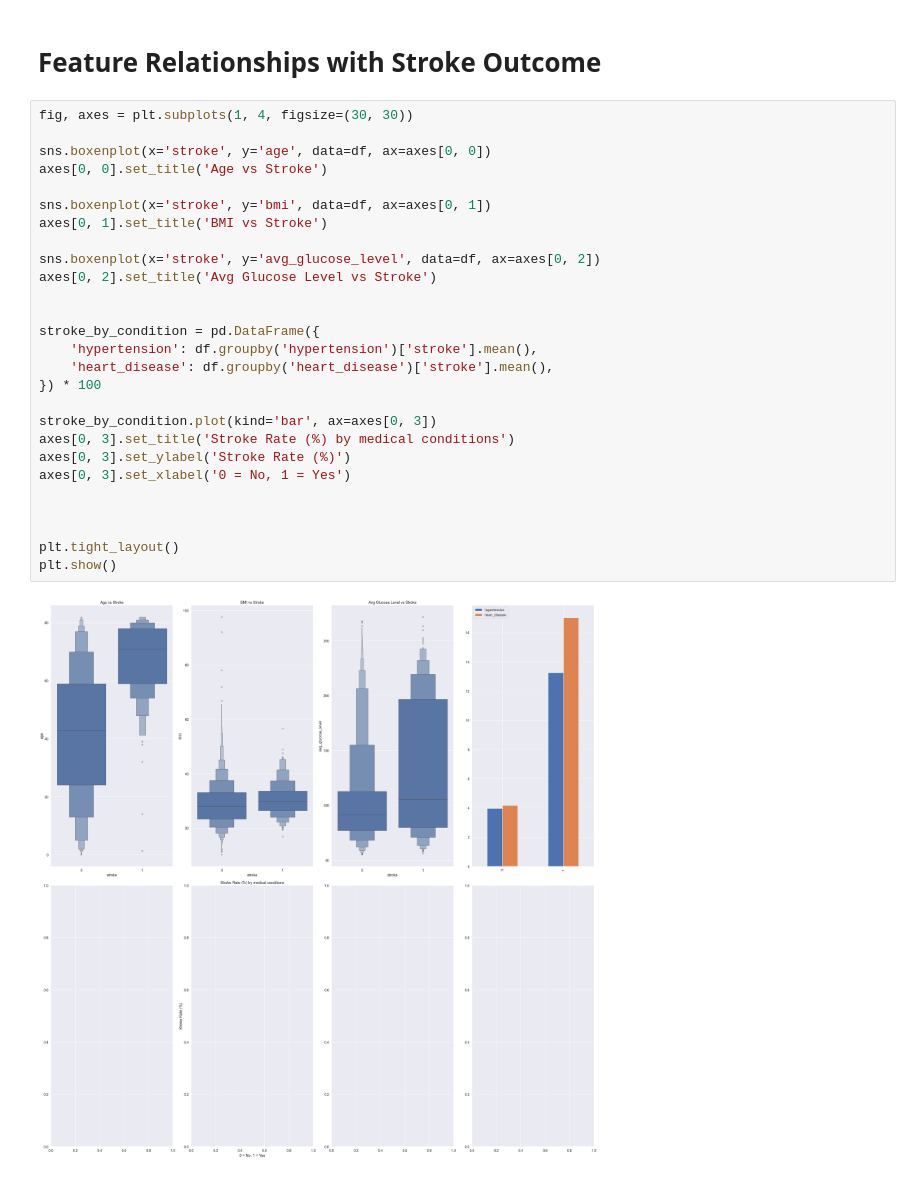
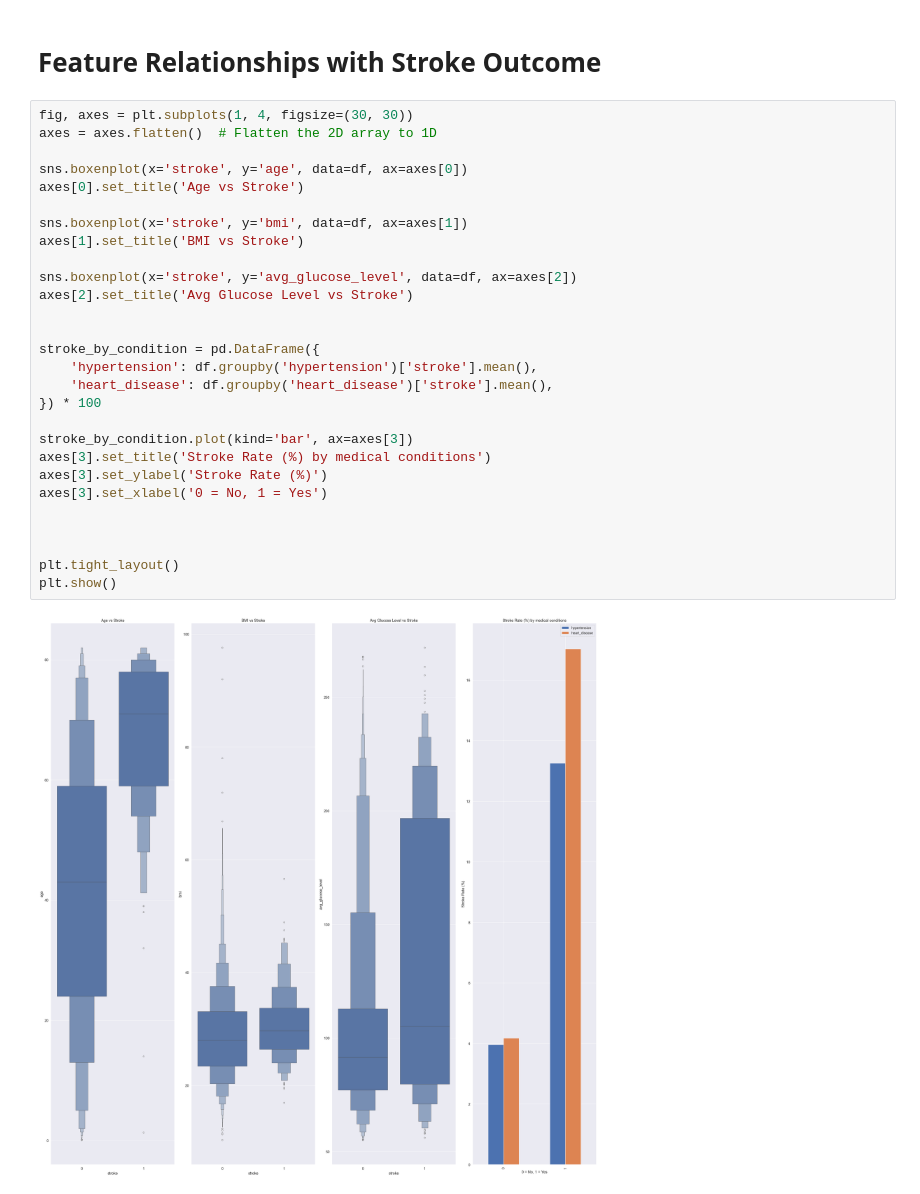
Before and after one commit to marwannour1/stroke_prediction, a Jupyter notebook: main.ipynb, the cells around one changed output. Saved outputs shown, nothing was run; the diff lists cells and outputs as text.

```diff
--- a/main.ipynb
+++ b/main.ipynb
@@ -173,30 +173,31 @@ Feature Relationships with Stroke Outcome
 ========================
 # %%
 fig, axes = plt.subplots(1, 4, figsize=(30, 30))
+axes = axes.flatten()  # Flatten the 2D array to 1D
 
-sns.boxenplot(x='stroke', y='age', data=df, ax=axes[0, 0])
-axes[0, 0].set_title('Age vs Stroke')
+sns.boxenplot(x='stroke', y='age', data=df, ax=axes[0])
+axes[0].set_title('Age vs Stroke')
 
-sns.boxenplot(x='stroke', y='bmi', data=df, ax=axes[0, 1])
-axes[0, 1].set_title('BMI vs Stroke')
+sns.boxenplot(x='stroke', y='bmi', data=df, ax=axes[1])
+axes[1].set_title('BMI vs Stroke')
 
-sns.boxenplot(x='stroke', y='avg_glucose_level', data=df, ax=axes[0, 2])
-axes[0, 2].set_title('Avg Glucose Level vs Stroke')
+sns.boxenplot(x='stroke', y='avg_glucose_level', data=df, ax=axes[2])
+axes[2].set_title('Avg Glucose Level vs Stroke')
 
 
 stroke_by_condition = pd.DataFrame({
     'hypertension': df.groupby('hypertension')['stroke'].mean(),
     'heart_disease': df.groupby('heart_disease')['stroke'].mean(),
 }) * 100
 
-stroke_by_condition.plot(kind='bar', ax=axes[0, 3])
-axes[0, 3].set_title('Stroke Rate (%) by medical conditions')
-axes[0, 3].set_ylabel('Stroke Rate (%)')
-axes[0, 3].set_xlabel('0 = No, 1 = Yes')
+stroke_by_condition.plot(kind='bar', ax=axes[3])
+axes[3].set_title('Stroke Rate (%) by medical conditions')
+axes[3].set_ylabel('Stroke Rate (%)')
+axes[3].set_xlabel('0 = No, 1 = Yes')
 
 
 
 plt.tight_layout()
 plt.show()
 # %% [output]
-[figure, old version]
+[figure, new version]
```
Also changed, not shown: parts of 2 cells of this notebook.
